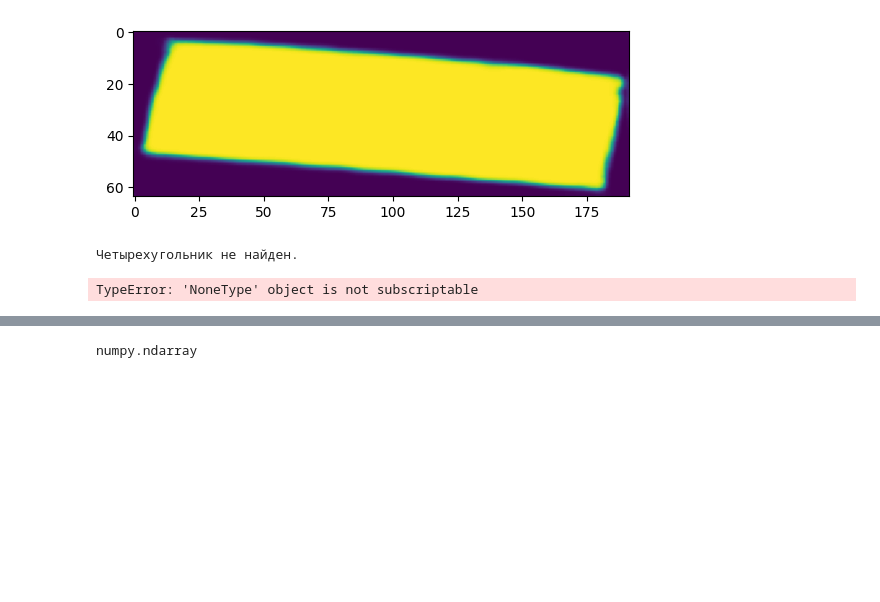
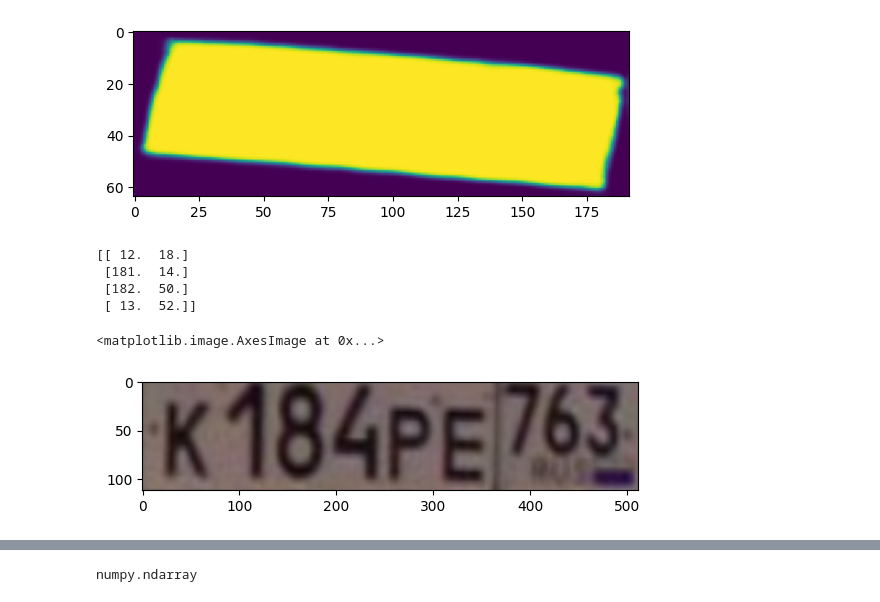
Before and after one commit to NSO-Clio/Normalize-cars-numbers, a Jupyter notebook: notebooks/darft_trancform_image.ipynb, the cells around one changed output, grey strips where cells are left out. Drawn from its saved outputs; the diff is of its cells as text; code cells hidden in the pictures; blank space fills up the shorter version.

```diff
--- a/notebooks/darft_trancform_image.ipynb
+++ b/notebooks/darft_trancform_image.ipynb
@@ -264,33 +264,40 @@ def binary_model(image, your_image):
     mas_points = []
 
     # Предполагаем, что первый контур - это наш четырехугольник (при необходимости применить фильтрацию)
     for contour in contours:
         # Аппроксимация контура до четырехугольника
         epsilon = 0.01 * cv.arcLength(contour, True)
         approx = cv.approxPolyDP(contour, epsilon, True)
 
         if len(approx) == 4:  # Проверяем, что аппроксимированный контур имеет 4 вершины
             # Нарисовать аппроксимированный контур
             cv.drawContours(output_image, [approx], -1, (0, 255, 0), 3)
 
             # Добавить угловые точки в список
             for point in approx:
                 mas_points.append(point[0])
 
     # Преобразовать список в массив NumPy
     if len(mas_points) == 4:
         mas_points = np.array(mas_points, dtype=np.float32)
         mas_points = order_points(mas_points)  # Использование функции order_points для сортировки
         print(mas_points)
 
         # Трансформировать изображение с использованием найденных точек
         return transform(your_image, mas_points)
     else:
         print("Четырехугольник не найден.")
     # image = cv2.imread('/content/Screenshot_82.png')
     # test(image)
 
-plt.imshow(binary_model(model_num.predict(image=r'train_data_beeline\images\fcaaa1badbef6a55.jpg'), cv2.imread(r'train_data_beeline\images\fcaaa1badbef6a55.jpg'))[1])
+
+img_point = cv.resize(cv2.imread(r'train_data_beeline\images\0b5e5490607902fe.jpg'), (192, 64), interpolation=cv.INTER_LINEAR)
+
+plt.imshow(binary_model(model_num.predict(image=r'train_data_beeline\images\0b5e5490607902fe.jpg'), img_point)[1])
 # %% [output]
-Четырехугольник не найден.
+[[ 12.  18.]
+ [181.  14.]
+ [182.  50.]
+ [ 13.  52.]]
-TypeError: 'NoneType' object is not subscriptable
+<matplotlib.image.AxesImage at 0x...>
+[figure, added]
```
Also changed, not shown: parts of 13 cells of this notebook, 1 other file.
